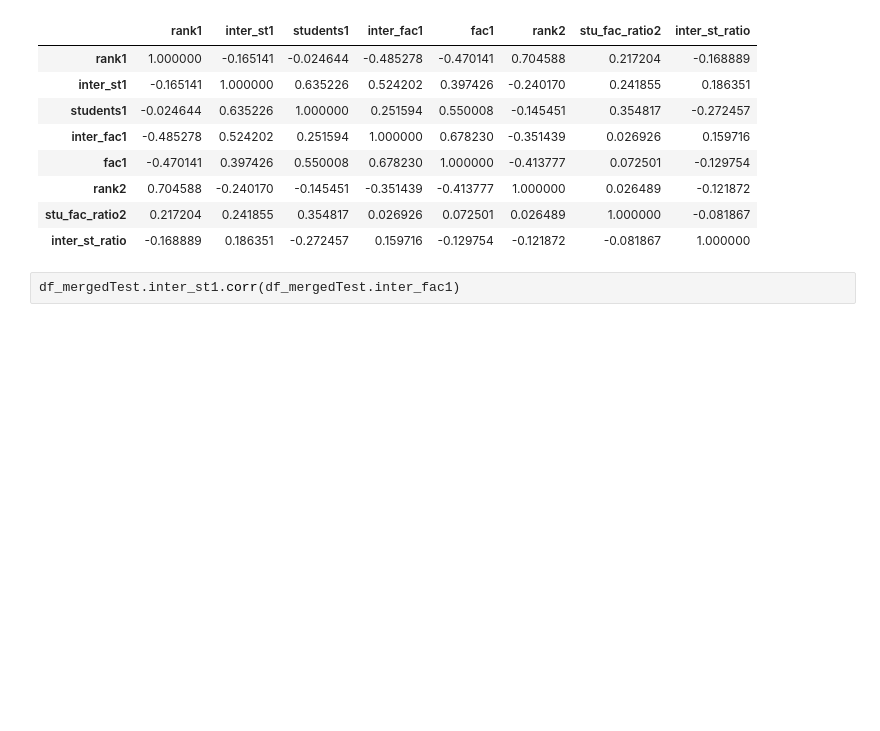
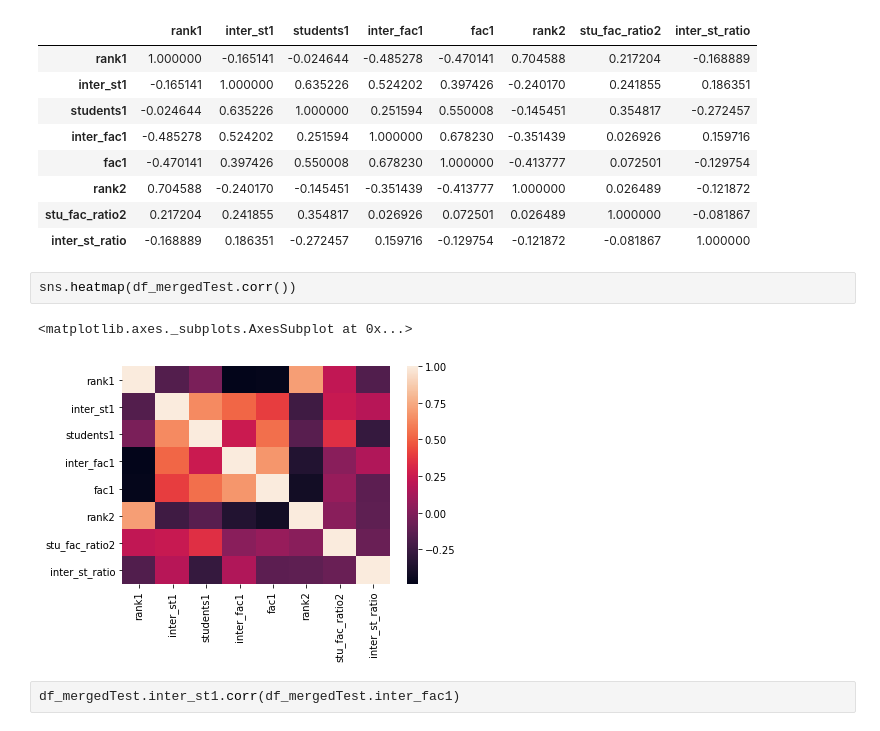
Before and after one commit to IsaacLeimgruber/ADA_labs_repo, a Jupyter notebook: 02 - Data from the Web/hw02_kevin.ipynb, the cells around one changed output. Cells and saved outputs as stored; diff of their text form; blank space fills up the shorter version.

Commit message:
add heatmap

```diff
--- a/02 - Data from the Web/hw02_kevin.ipynb
+++ b/02 - Data from the Web/hw02_kevin.ipynb
@@ -1180,6 +1191,11 @@ df_mergedTest.corr()
 | rank2 | 0.704588 | -0.240170 | -0.145451 | -0.351439 | -0.413777 | 1.000000 | 0.026489 | -0.121872 |
 | stu_fac_ratio2 | 0.217204 | 0.241855 | 0.354817 | 0.026926 | 0.072501 | 0.026489 | 1.000000 | -0.081867 |
 | inter_st_ratio | -0.168889 | 0.186351 | -0.272457 | 0.159716 | -0.129754 | -0.121872 | -0.081867 | 1.000000 |
+# %%
+sns.heatmap(df_mergedTest.corr())
+# %% [output]
+<matplotlib.axes._subplots.AxesSubplot at 0x...>
+[figure, added]
 # %%
 df_mergedTest.inter_st1.corr(df_mergedTest.inter_fac1)
 # %% [output]
```
Also changed, not shown: parts of 4 cells of this notebook.
